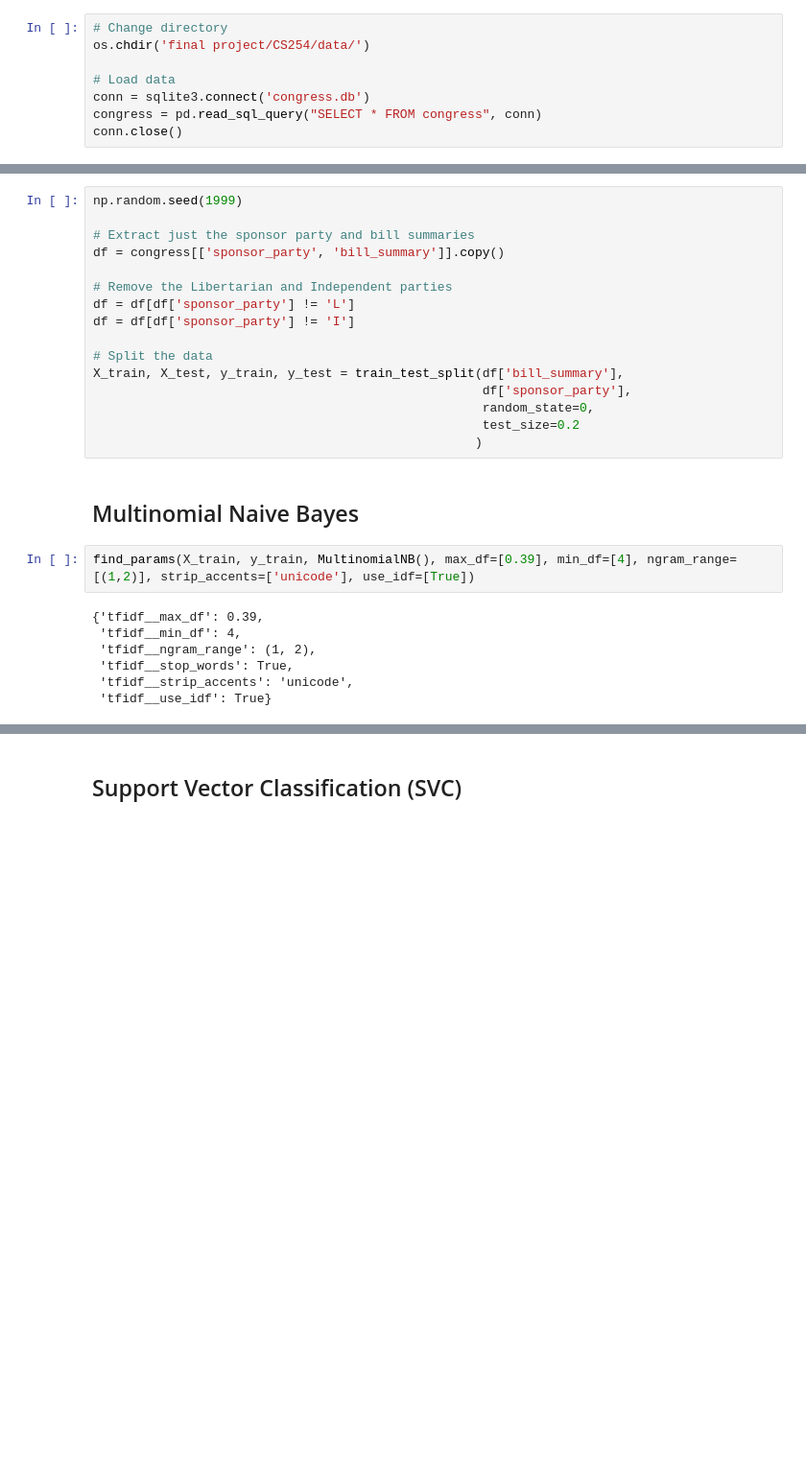
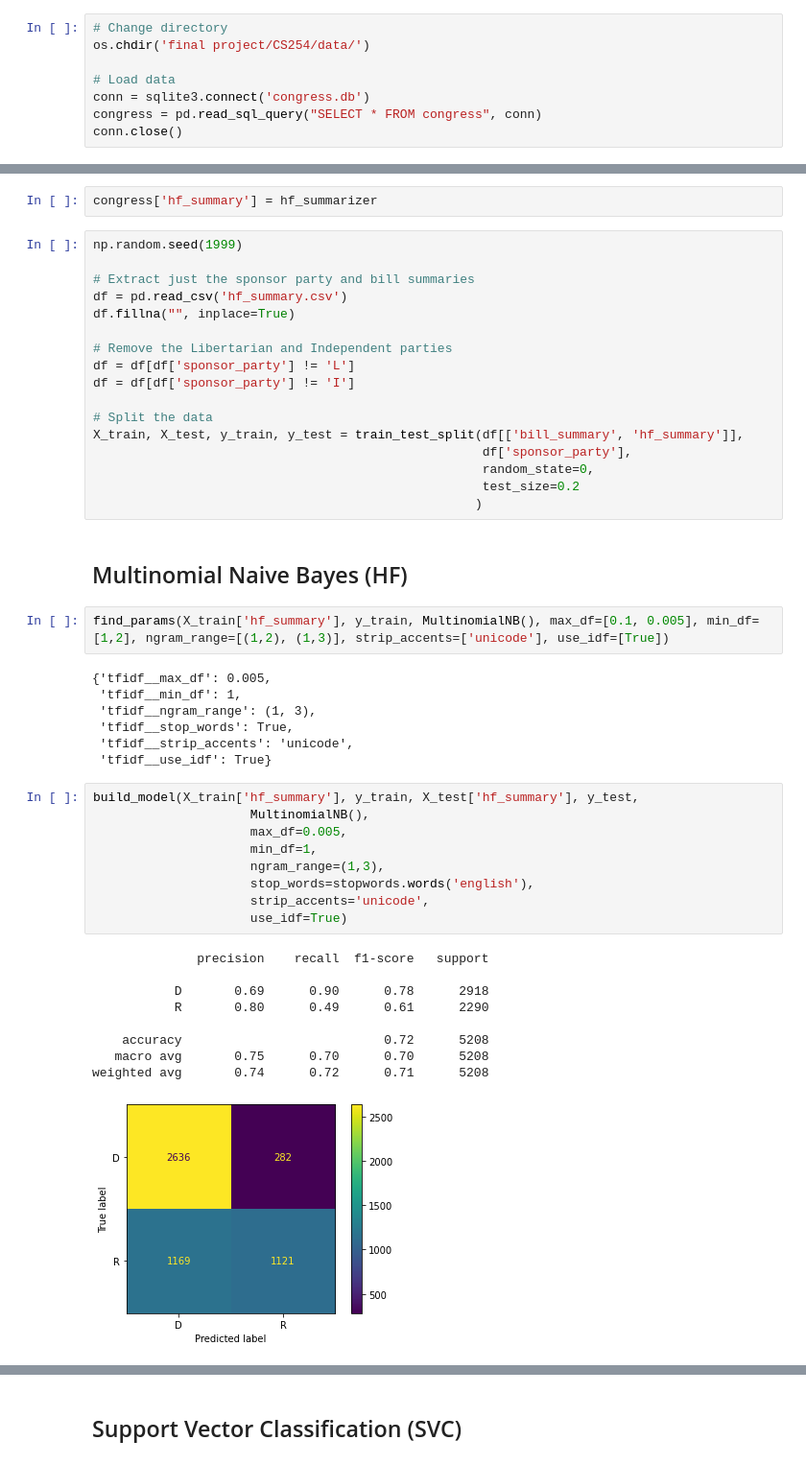
Before and after one commit to Mitch-ml/CS254, a Jupyter notebook: Code/hugging_face.ipynb, the cells around one changed output, grey strips where cells are left out. Shown at 96% size. Saved outputs shown, nothing was run; the diff lists cells and outputs as text; blank space fills up the shorter version.

```diff
--- a/Code/hugging_face.ipynb
+++ b/Code/hugging_face.ipynb
@@ -160,28 +275,50 @@ conn.close()
+# %%
+congress['hf_summary'] = hf_summarizer
 # %%
 np.random.seed(1999)
 
 # Extract just the sponsor party and bill summaries
-df = congress[['sponsor_party', 'bill_summary']].copy()
+df = pd.read_csv('hf_summary.csv')
+df.fillna("", inplace=True)
 
 # Remove the Libertarian and Independent parties
 df = df[df['sponsor_party'] != 'L']
 df = df[df['sponsor_party'] != 'I']
 
 # Split the data
-X_train, X_test, y_train, y_test = train_test_split(df['bill_summary'],
+X_train, X_test, y_train, y_test = train_test_split(df[['bill_summary', 'hf_summary']],
                                                     df['sponsor_party'],
                                                     random_state=0,
                                                     test_size=0.2
                                                    )
 # %% [markdown]
-## Multinomial Naive Bayes
+## Multinomial Naive Bayes (HF)
 # %%
-find_params(X_train, y_train, MultinomialNB(), max_df=[0.39], min_df=[4], ngram_range=[(1,2)], strip_accents=['unicode'], use_idf=[True])
+find_params(X_train['hf_summary'], y_train, MultinomialNB(), max_df=[0.1, 0.005], min_df=[1,2], ngram_range=[(1,2), (1,3)], strip_accents=['unicode'], use_idf=[True])
 # %% [output]
-{'tfidf__max_df': 0.39,
- 'tfidf__min_df': 4,
- 'tfidf__ngram_range': (1, 2),
+{'tfidf__max_df': 0.005,
+ 'tfidf__min_df': 1,
+ 'tfidf__ngram_range': (1, 3),
  'tfidf__stop_words': True,
  'tfidf__strip_accents': 'unicode',
  'tfidf__use_idf': True}
+# %%
+build_model(X_train['hf_summary'], y_train, X_test['hf_summary'], y_test,
+                     MultinomialNB(),
+                     max_df=0.005,
+                     min_df=1,
+                     ngram_range=(1,3),
+                     stop_words=stopwords.words('english'),
+                     strip_accents='unicode',
+                     use_idf=True)
+# %% [output]
+              precision    recall  f1-score   support
+
+           D       0.69      0.90      0.78      2918
+           R       0.80      0.49      0.61      2290
+
+    accuracy                           0.72      5208
+   macro avg       0.75      0.70      0.70      5208
+weighted avg       0.74      0.72      0.71      5208
+[figure, added]
 # %%
```
Also changed, not shown: parts of 48 cells of this notebook.
